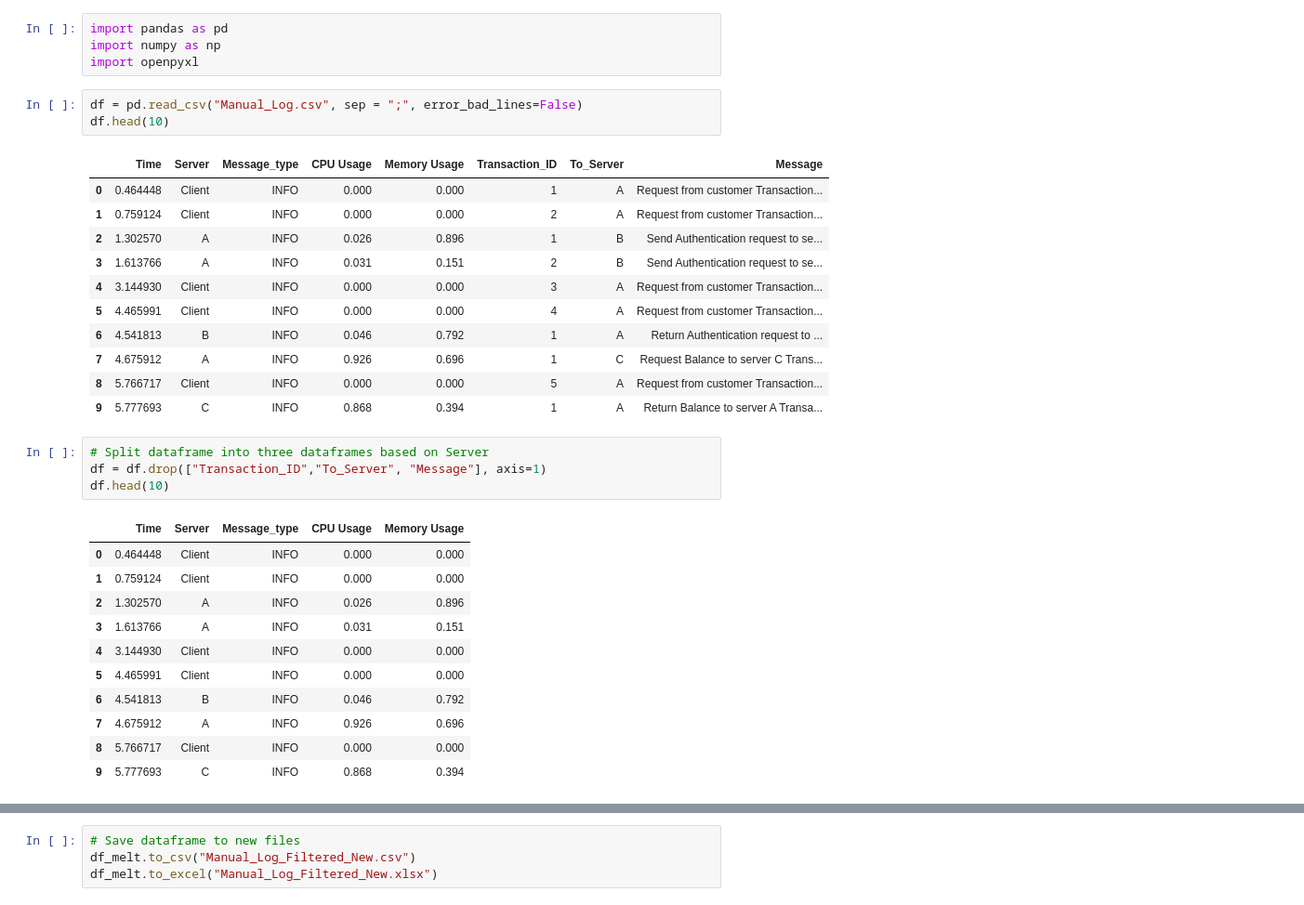
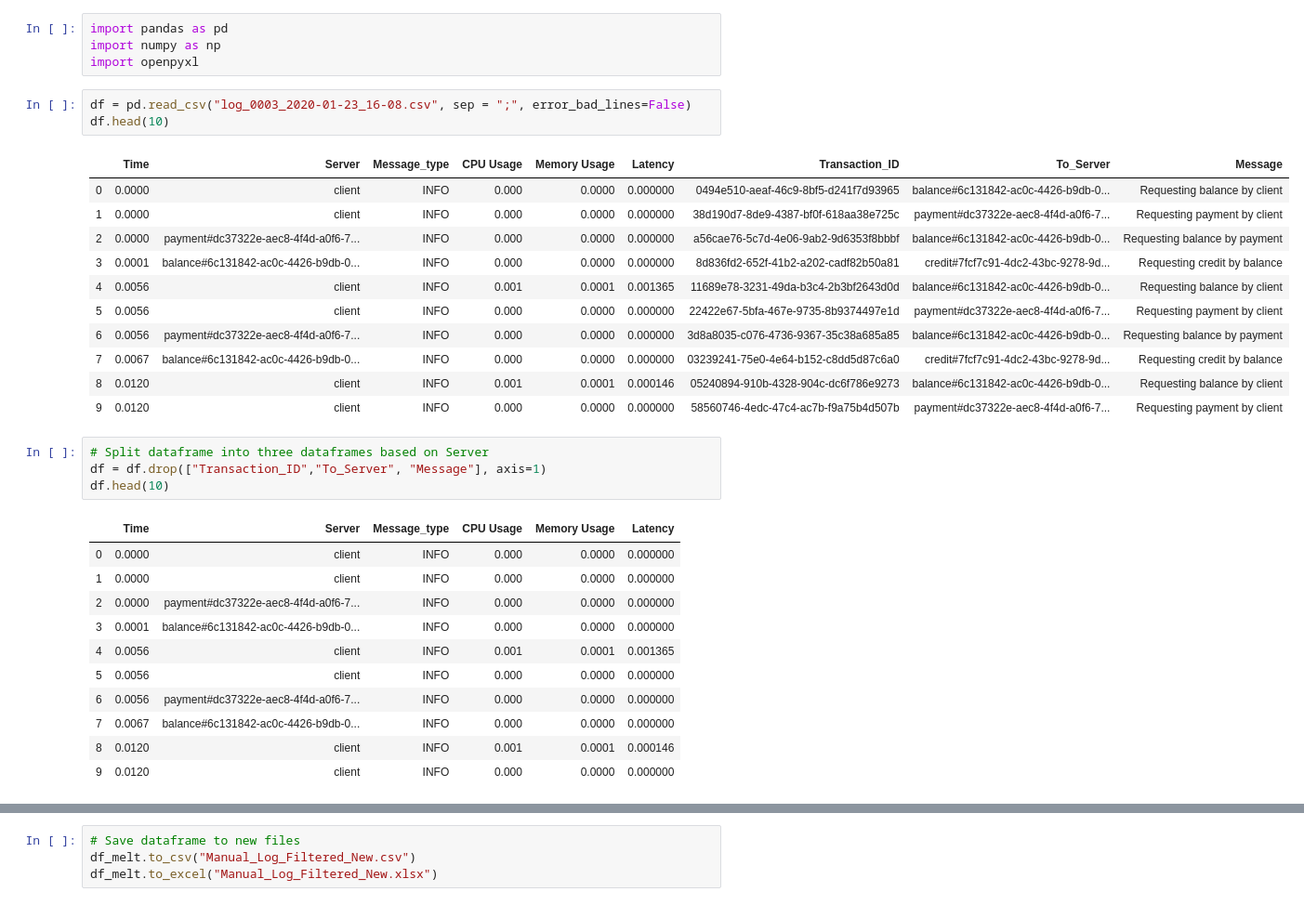
Before and after one commit to Jorisvdv/ING-project, a Jupyter notebook: Flask_app/csv_aggregation_V01.ipynb, the cells around one changed output, grey strips where cells are left out. Shown: that part at 93% size. Drawn from its saved outputs; the diff is of its cells as text.

```diff
--- a/Flask_app/csv_aggregation_V01.ipynb
+++ b/Flask_app/csv_aggregation_V01.ipynb
@@ -3,36 +3,36 @@ import pandas as pd
 import numpy as np
 import openpyxl
 # %%
-df = pd.read_csv("Manual_Log.csv", sep = ";", error_bad_lines=False)
+df = pd.read_csv("log_0003_2020-01-23_16-08.csv", sep = ";", error_bad_lines=False)
 df.head(10)
 # %% [output]
-|  | Time | Server | Message_type | CPU Usage | Memory Usage | Transaction_ID | To_Server | Message |
-| 0 | 0.464448 | Client | INFO | 0.000 | 0.000 | 1 | A | Request from customer Transaction... |
-| 1 | 0.759124 | Client | INFO | 0.000 | 0.000 | 2 | A | Request from customer Transaction... |
-| 2 | 1.302570 | A | INFO | 0.026 | 0.896 | 1 | B | Send Authentication request to se... |
-| 3 | 1.613766 | A | INFO | 0.031 | 0.151 | 2 | B | Send Authentication request to se... |
-| 4 | 3.144930 | Client | INFO | 0.000 | 0.000 | 3 | A | Request from customer Transaction... |
-| 5 | 4.465991 | Client | INFO | 0.000 | 0.000 | 4 | A | Request from customer Transaction... |
-| 6 | 4.541813 | B | INFO | 0.046 | 0.792 | 1 | A | Return Authentication request to ... |
-| 7 | 4.675912 | A | INFO | 0.926 | 0.696 | 1 | C | Request Balance to server C Trans... |
-| 8 | 5.766717 | Client | INFO | 0.000 | 0.000 | 5 | A | Request from customer Transaction... |
-| 9 | 5.777693 | C | INFO | 0.868 | 0.394 | 1 | A | Return Balance to server A Transa... |
+|  | Time | Server | Message_type | CPU Usage | Memory Usage | Latency | Transaction_ID | To_Server | Message |
+| 0 | 0.0000 | client | INFO | 0.000 | 0.0000 | 0.000000 | 0494e510-aeaf-46c9-8bf5-d241f7d93965 | balance#6c131842-ac0c-4426-b9db-0... | Requesting balance by client |
+| 1 | 0.0000 | client | INFO | 0.000 | 0.0000 | 0.000000 | 38d190d7-8de9-4387-bf0f-618aa38e725c | payment#dc37322e-aec8-4f4d-a0f6-7... | Requesting payment by client |
+| 2 | 0.0000 | payment#dc37322e-aec8-4f4d-a0f6-7... | INFO | 0.000 | 0.0000 | 0.000000 | a56cae76-5c7d-4e06-9ab2-9d6353f8bbbf | balance#6c131842-ac0c-4426-b9db-0... | Requesting balance by payment |
+| 3 | 0.0001 | balance#6c131842-ac0c-4426-b9db-0... | INFO | 0.000 | 0.0000 | 0.000000 | 8d836fd2-652f-41b2-a202-cadf82b50a81 | credit#7fcf7c91-4dc2-43bc-9278-9d... | Requesting credit by balance |
+| 4 | 0.0056 | client | INFO | 0.001 | 0.0001 | 0.001365 | 11689e78-3231-49da-b3c4-2b3bf2643d0d | balance#6c131842-ac0c-4426-b9db-0... | Requesting balance by client |
+| 5 | 0.0056 | client | INFO | 0.000 | 0.0000 | 0.000000 | 22422e67-5bfa-467e-9735-8b9374497e1d | payment#dc37322e-aec8-4f4d-a0f6-7... | Requesting payment by client |
+| 6 | 0.0056 | payment#dc37322e-aec8-4f4d-a0f6-7... | INFO | 0.000 | 0.0000 | 0.000000 | 3d8a8035-c076-4736-9367-35c38a685a85 | balance#6c131842-ac0c-4426-b9db-0... | Requesting balance by payment |
+| 7 | 0.0067 | balance#6c131842-ac0c-4426-b9db-0... | INFO | 0.000 | 0.0000 | 0.000000 | 03239241-75e0-4e64-b152-c8dd5d87c6a0 | credit#7fcf7c91-4dc2-43bc-9278-9d... | Requesting credit by balance |
+| 8 | 0.0120 | client | INFO | 0.001 | 0.0001 | 0.000146 | 05240894-910b-4328-904c-dc6f786e9273 | balance#6c131842-ac0c-4426-b9db-0... | Requesting balance by client |
+| 9 | 0.0120 | client | INFO | 0.000 | 0.0000 | 0.000000 | 58560746-4edc-47c4-ac7b-f9a75b4d507b | payment#dc37322e-aec8-4f4d-a0f6-7... | Requesting payment by client |
 # %%
 # Split dataframe into three dataframes based on Server
 df = df.drop(["Transaction_ID","To_Server", "Message"], axis=1)
 df.head(10)
 # %% [output]
-|  | Time | Server | Message_type | CPU Usage | Memory Usage |
-| 0 | 0.464448 | Client | INFO | 0.000 | 0.000 |
-| 1 | 0.759124 | Client | INFO | 0.000 | 0.000 |
-| 2 | 1.302570 | A | INFO | 0.026 | 0.896 |
-| 3 | 1.613766 | A | INFO | 0.031 | 0.151 |
-| 4 | 3.144930 | Client | INFO | 0.000 | 0.000 |
-| 5 | 4.465991 | Client | INFO | 0.000 | 0.000 |
-| 6 | 4.541813 | B | INFO | 0.046 | 0.792 |
-| 7 | 4.675912 | A | INFO | 0.926 | 0.696 |
-| 8 | 5.766717 | Client | INFO | 0.000 | 0.000 |
-| 9 | 5.777693 | C | INFO | 0.868 | 0.394 |
+|  | Time | Server | Message_type | CPU Usage | Memory Usage | Latency |
+| 0 | 0.0000 | client | INFO | 0.000 | 0.0000 | 0.000000 |
+| 1 | 0.0000 | client | INFO | 0.000 | 0.0000 | 0.000000 |
+| 2 | 0.0000 | payment#dc37322e-aec8-4f4d-a0f6-7... | INFO | 0.000 | 0.0000 | 0.000000 |
+| 3 | 0.0001 | balance#6c131842-ac0c-4426-b9db-0... | INFO | 0.000 | 0.0000 | 0.000000 |
+| 4 | 0.0056 | client | INFO | 0.001 | 0.0001 | 0.001365 |
+| 5 | 0.0056 | client | INFO | 0.000 | 0.0000 | 0.000000 |
+| 6 | 0.0056 | payment#dc37322e-aec8-4f4d-a0f6-7... | INFO | 0.000 | 0.0000 | 0.000000 |
+| 7 | 0.0067 | balance#6c131842-ac0c-4426-b9db-0... | INFO | 0.000 | 0.0000 | 0.000000 |
+| 8 | 0.0120 | client | INFO | 0.001 | 0.0001 | 0.000146 |
+| 9 | 0.0120 | client | INFO | 0.000 | 0.0000 | 0.000000 |
 # %%
 # Reset index
 df = df.reset_index()
```
Also changed, not shown: parts of 7 cells of this notebook, 13 other files.
